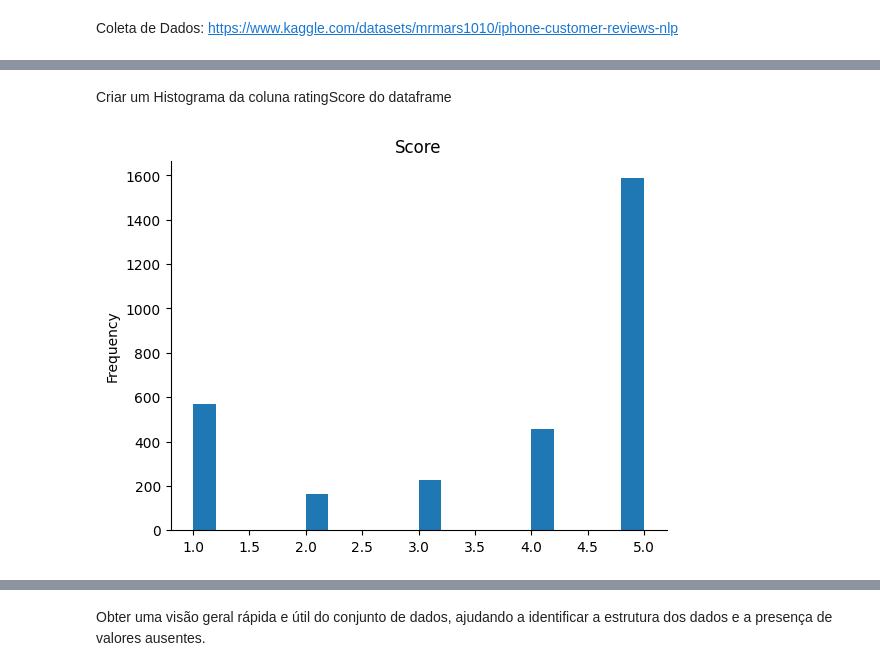
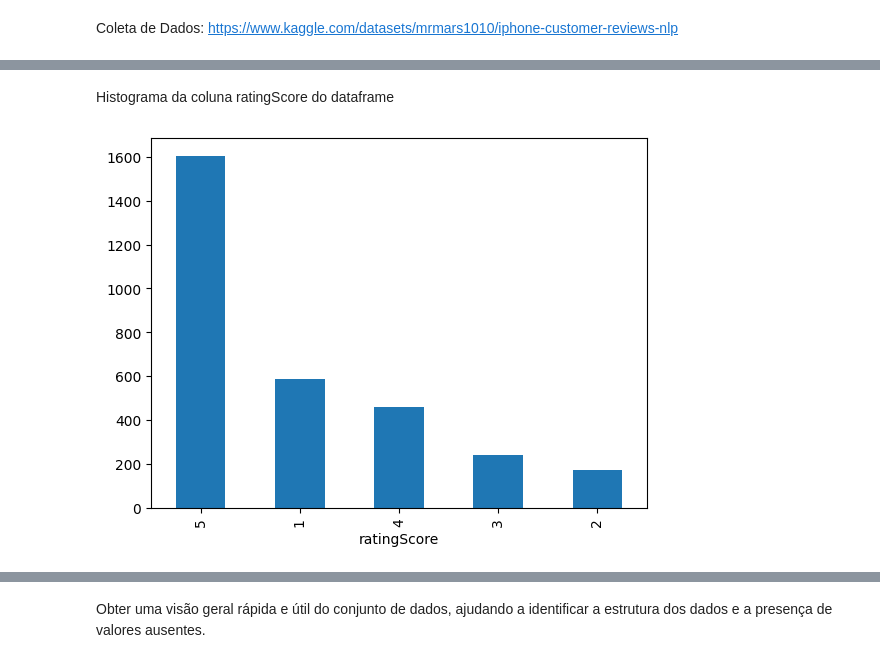
Before and after one commit to Paulo-Moura14/Proc_Ling_natural, a Jupyter notebook: Projeto_NLP_II.ipynb, the cells around one changed output, grey strips where cells are left out. Drawn from its saved outputs; the diff is of its cells as text; code cells hidden in the pictures.

```diff
--- a/Projeto_NLP_II.ipynb
+++ b/Projeto_NLP_II.ipynb
@@ -63,0 +101,3 @@ df['reviewDescription'].values[0]
+# %%
+df2=df.dropna()
+df2.isnull().sum()
@@ -63,0 +126,4 @@ df['reviewDescription'].values[0]
+# %%
+df3=df2[['reviewDescription','ratingScore']]
+# %%
+df3['ratingScore']=df3['ratingScore'].apply(lambda x:'Bad' if x<=3 else 'Good')
@@ -63,0 +136,2 @@ df['reviewDescription'].values[0]
+# %%
+df4=pd.concat([df3,pd.get_dummies(df3['ratingScore'],drop_first=True)],axis=1)
@@ -64,7 +288,7 @@ df['reviewDescription'].values[0]
 # %% [markdown]
-Criar um Histograma da coluna ratingScore do dataframe
+Histograma da coluna ratingScore do dataframe
-# %%
-df['ratingScore'].plot(kind='hist', bins=20, title='Score')
-plt.gca().spines[['top', 'right',]].set_visible(False)
-# %% [output]
-[figure, removed]
+# %%
+df['ratingScore'].value_counts().plot(kind='bar') #Plota um gráfico de barras
+text = ' '.join(df4['reviewDescription'])
+# %% [output]
+[figure, added]
```
Also changed, not shown: parts of 77 cells of this notebook.
